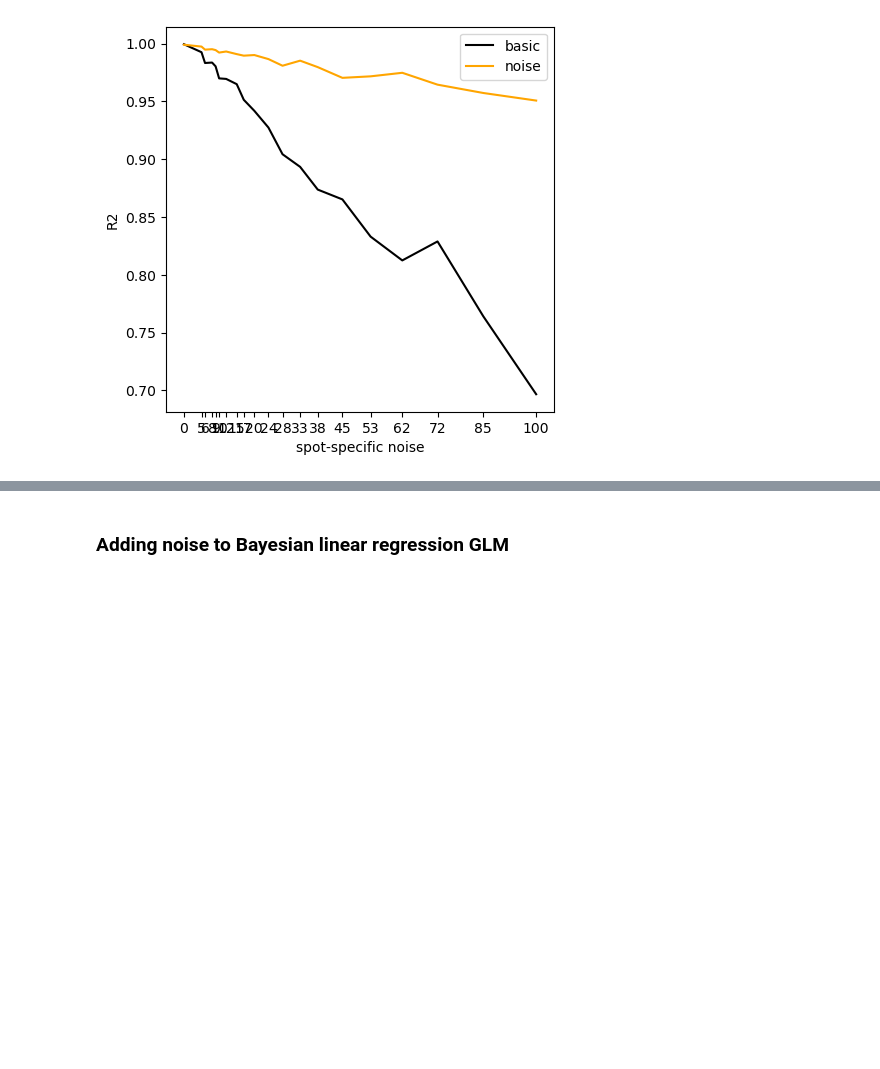
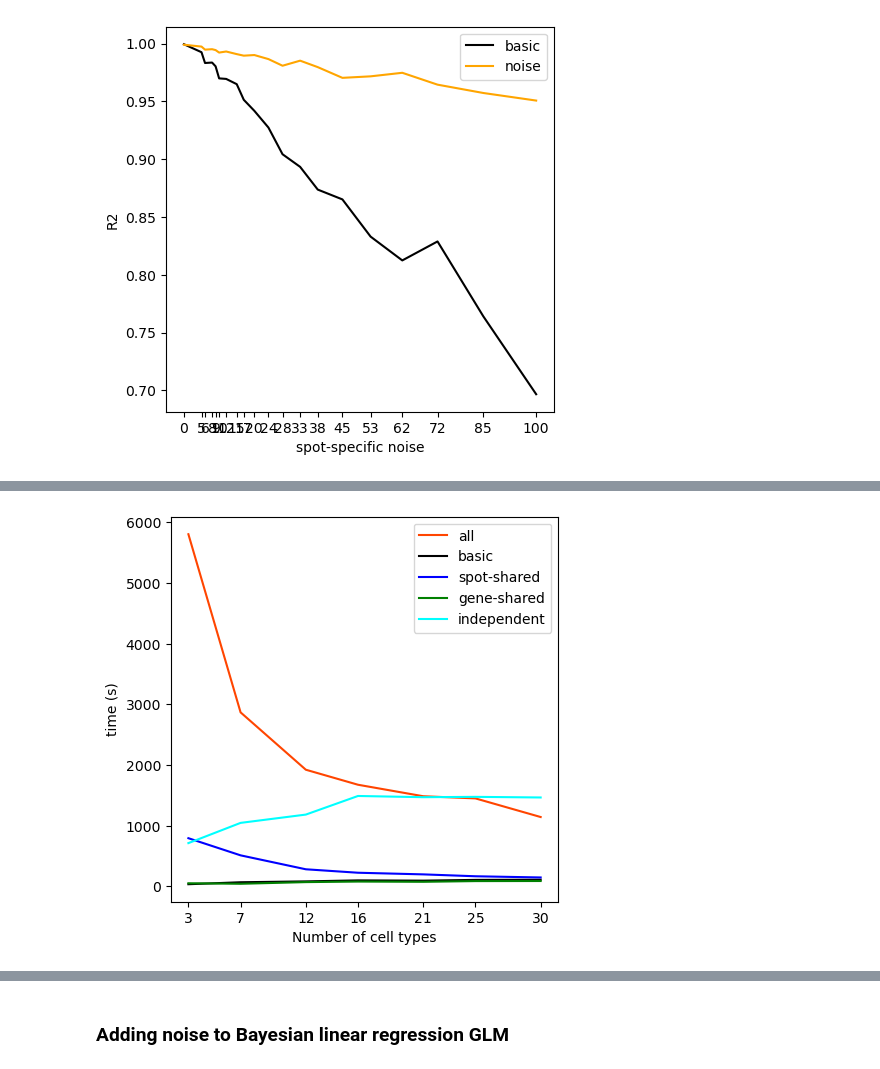
Before and after one commit to dmnburrows/spatial_transcriptomics, a Jupyter notebook: cell_decomp.ipynb, the cells around one changed output, grey strips where cells are left out. Drawn from its saved outputs; the diff is of its cells as text; code cells hidden in the pictures; blank space fills up the shorter version.

```diff
--- a/cell_decomp.ipynb
+++ b/cell_decomp.ipynb
@@ -810,0 +915,18 @@ plt.show()
+# %%
+#drop out percentages
+par_list = clust_list
+fig,ax = plt.subplots(figsize=(5,5))
+
+#Load basic model
+plotme(par_list, all_l, 'orangered', 'all', 'time')
+plotme(par_list, lin_l, 'k', 'basic', 'time')
+plotme(par_list, alpha_l, 'blue', 'spot-shared', 'time')
+plotme(par_list, gamma_l, 'green', 'gene-shared', 'time')
+plotme(par_list, eps_l, 'cyan', 'independent', 'time')
+plt.xticks(par_list)
+plt.xlabel('Number of cell types')
+plt.ylabel('time (s)')
+plt.legend()
+plt.show()
+# %% [output]
+[figure, added]
```
Also changed, not shown: parts of 19 cells of this notebook.
